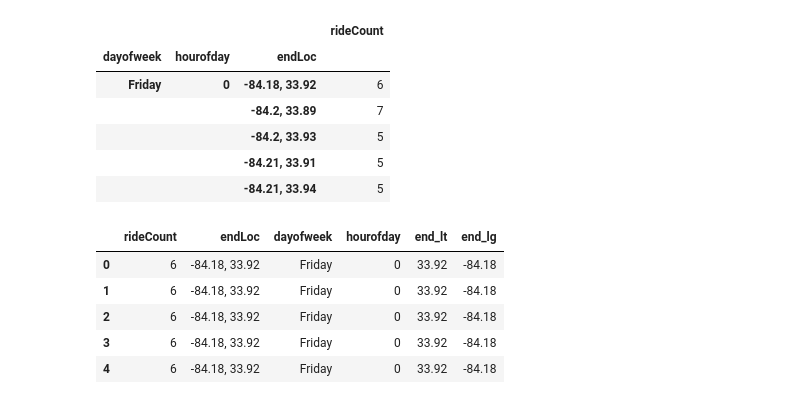
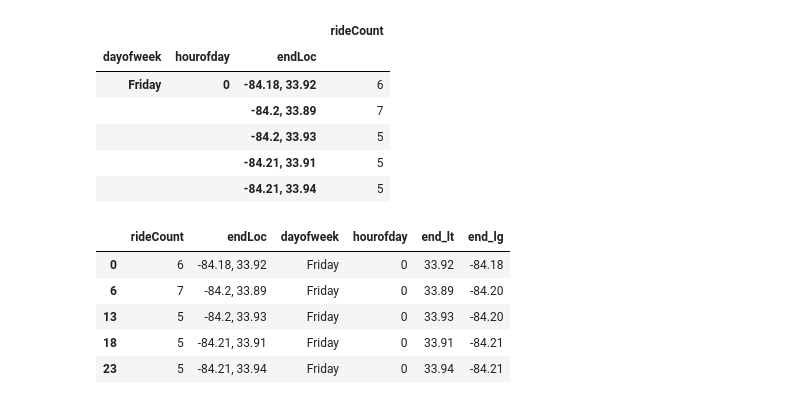
Before and after one commit to jingruli11/capstone, a Jupyter notebook: Clustering_new.ipynb, the cells around one changed output. Cells and saved outputs as stored; diff of their text form; code cells hidden in the pictures.

```diff
--- a/Clustering_new.ipynb
+++ b/Clustering_new.ipynb
@@ -191,14 +192,15 @@ df_end_cluster.head()
 # %%
 df_end_cluster = df_end_cluster.merge(df[['endLoc','dayofweek','hourofday','end_lt','end_lg']], how = 'left', left_index = True, right_on = ['dayofweek','hourofday','endLoc']).reset_index(drop = True)
 # %%
+df_end_cluster.drop_duplicates(inplace = True)
 df_end_cluster.head()
 # %% [output]
 |  | rideCount | endLoc | dayofweek | hourofday | end_lt | end_lg |
 | 0 | 6 | -84.18, 33.92 | Friday | 0 | 33.92 | -84.18 |
-| 1 | 6 | -84.18, 33.92 | Friday | 0 | 33.92 | -84.18 |
-| 2 | 6 | -84.18, 33.92 | Friday | 0 | 33.92 | -84.18 |
-| 3 | 6 | -84.18, 33.92 | Friday | 0 | 33.92 | -84.18 |
-| 4 | 6 | -84.18, 33.92 | Friday | 0 | 33.92 | -84.18 |
+| 6 | 7 | -84.2, 33.89 | Friday | 0 | 33.89 | -84.20 |
+| 13 | 5 | -84.2, 33.93 | Friday | 0 | 33.93 | -84.20 |
+| 18 | 5 | -84.21, 33.91 | Friday | 0 | 33.91 | -84.21 |
+| 23 | 5 | -84.21, 33.94 | Friday | 0 | 33.94 | -84.21 |
 # %%
 df_start_cluster.to_csv('start_cluster.csv', sep = ',', index = False)
 # %%
```
Also changed, not shown: parts of 22 cells of this notebook, 6 other files.
